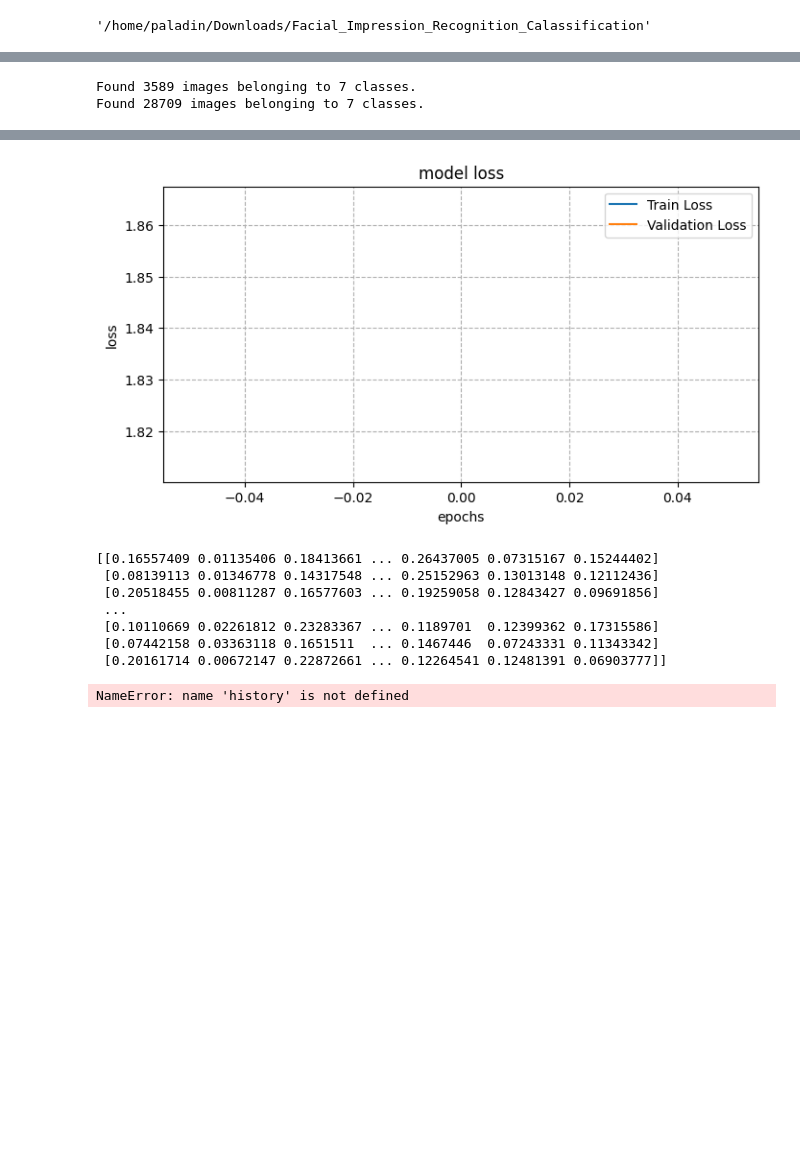
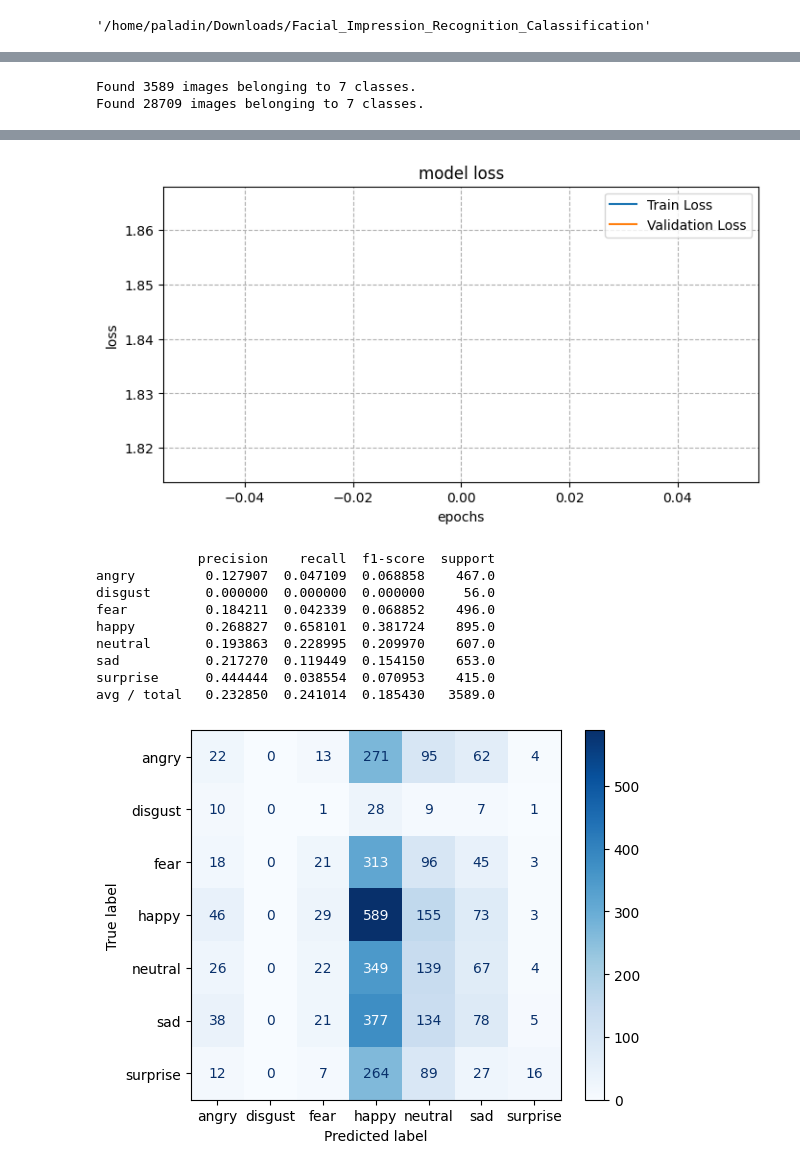
Before and after one commit to Meghdad-DTU/Facial-Impression-Recognition-Classification, a Jupyter notebook: research/05_training.ipynb, the cells around one changed output, grey strips where cells are left out. Saved outputs shown, nothing was run; the diff lists cells and outputs as text; code cells hidden in the pictures; blank space fills up the shorter version.

Commit message:
training notebook update

```diff
--- a/research/05_training.ipynb
+++ b/research/05_training.ipynb
@@ -87,5 +87,7 @@ from cnnClassifier.utils import load_object, save_object, model_loss
 import keras
 # %%
+import pandas as pd
+import matplotlib.pyplot as plt
 
 class Training:
     def __init__(self, config: TrainingConfig):
@@ -156,7 +158,12 @@ class Training:
         filenames = self.valid_generator.filenames
         nb_samples = len(filenames)
         predict = self.model.predict_generator(self.valid_generator, steps = nb_samples)
-        print(predict)
+        predict_classes = predict.argmax(axis=1)
+        labels = ["angry", "disgust", "fear", 'happy', 'neutral', 'sad', 'surprise']
+        report = pandas_classification_report(self.valid_generator.classes, predict_classes, labels)
+        print(report)
+        confusion_matrix_display(self.valid_generator.classes, predict_classes, labels)
+
 
         save_object(path= self.config.trained_model_path, obj=self.model, h5=True)
 # %%
@@ -171,7 +178,7 @@ try:
     callback_list = prepare_callbacks.get_tb_ckpt_callbacks()
 
     training_config = config.get_training_config()
-    training = Training(config= training_config)
+    training = Training(confifg= training_config)
     training.get_base_model()
     training.train_valid_generator()
     training.train(callback_list= callback_list)
@@ -185,8 +192,11 @@ Found 28709 images belonging to 7 classes.
-[figure, old version]
+[figure, new version]
-[[0.16557409 0.01135406 0.18413661 ... 0.26437005 0.07315167 0.15244402]
- [0.08139113 0.01346778 0.14317548 ... 0.25152963 0.13013148 0.12112436]
- [0.20518455 0.00811287 0.16577603 ... 0.19259058 0.12843427 0.09691856]
- ...
- [0.10110669 0.02261812 0.23283367 ... 0.1189701  0.12399362 0.17315586]
- [0.07442158 0.03363118 0.1651511  ... 0.1467446  0.07243331 0.11343342]
- [0.20161714 0.00672147 0.22872661 ... 0.12264541 0.12481391 0.06903777]]
+             precision    recall  f1-score  support
+angry         0.127907  0.047109  0.068858    467.0
+disgust       0.000000  0.000000  0.000000     56.0
+fear          0.184211  0.042339  0.068852    496.0
+happy         0.268827  0.658101  0.381724    895.0
+neutral       0.193863  0.228995  0.209970    607.0
+sad           0.217270  0.119449  0.154150    653.0
+surprise      0.444444  0.038554  0.070953    415.0
+avg / total   0.232850  0.241014  0.185430   3589.0
+[figure, added]
@@ -284,4 +202,0 @@ def plot_confusion_matrix(y_true, y_pred, classes,
-# %%
-model_loss(history)
-# %% [output]
-NameError: name 'history' is not defined
```
Also changed, not shown: parts of 4 cells of this notebook.
